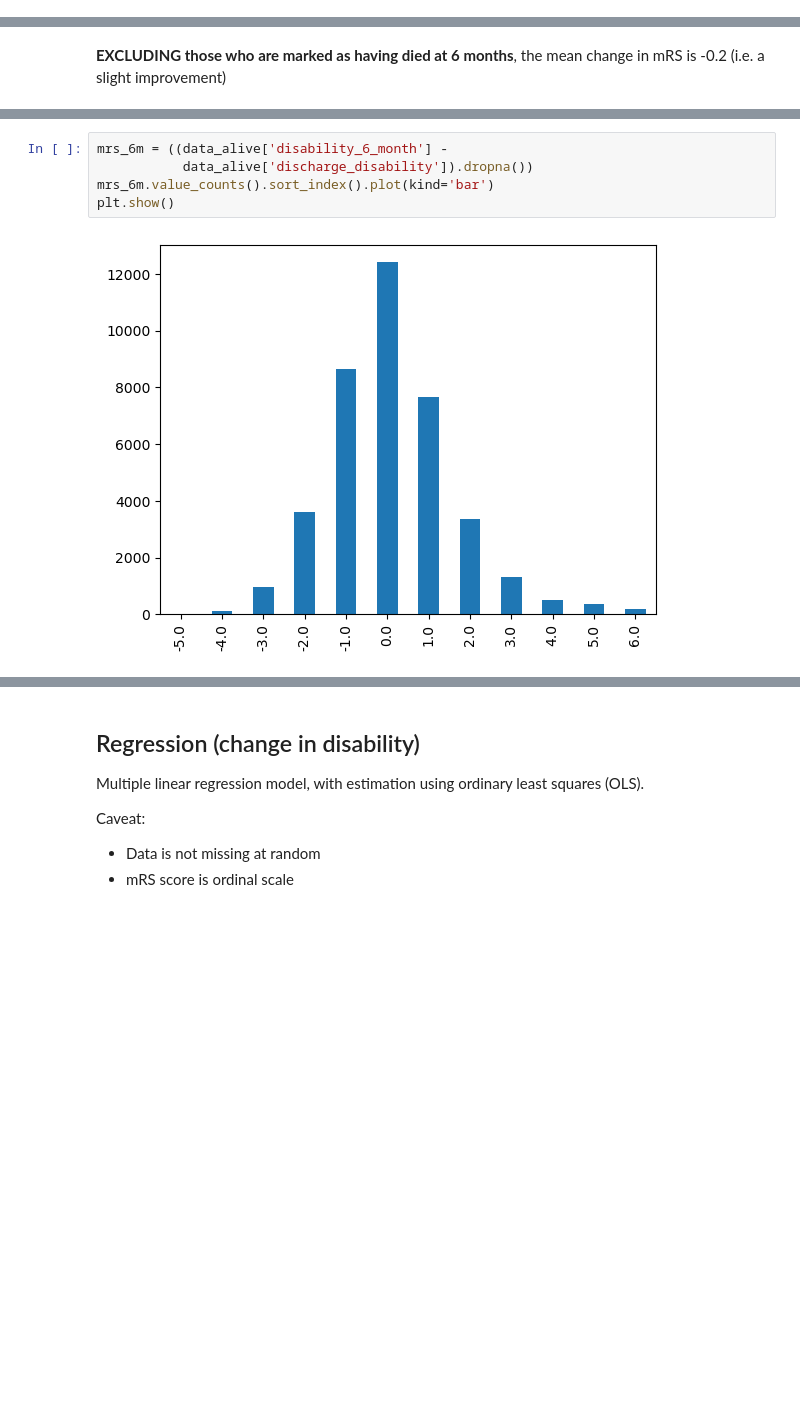
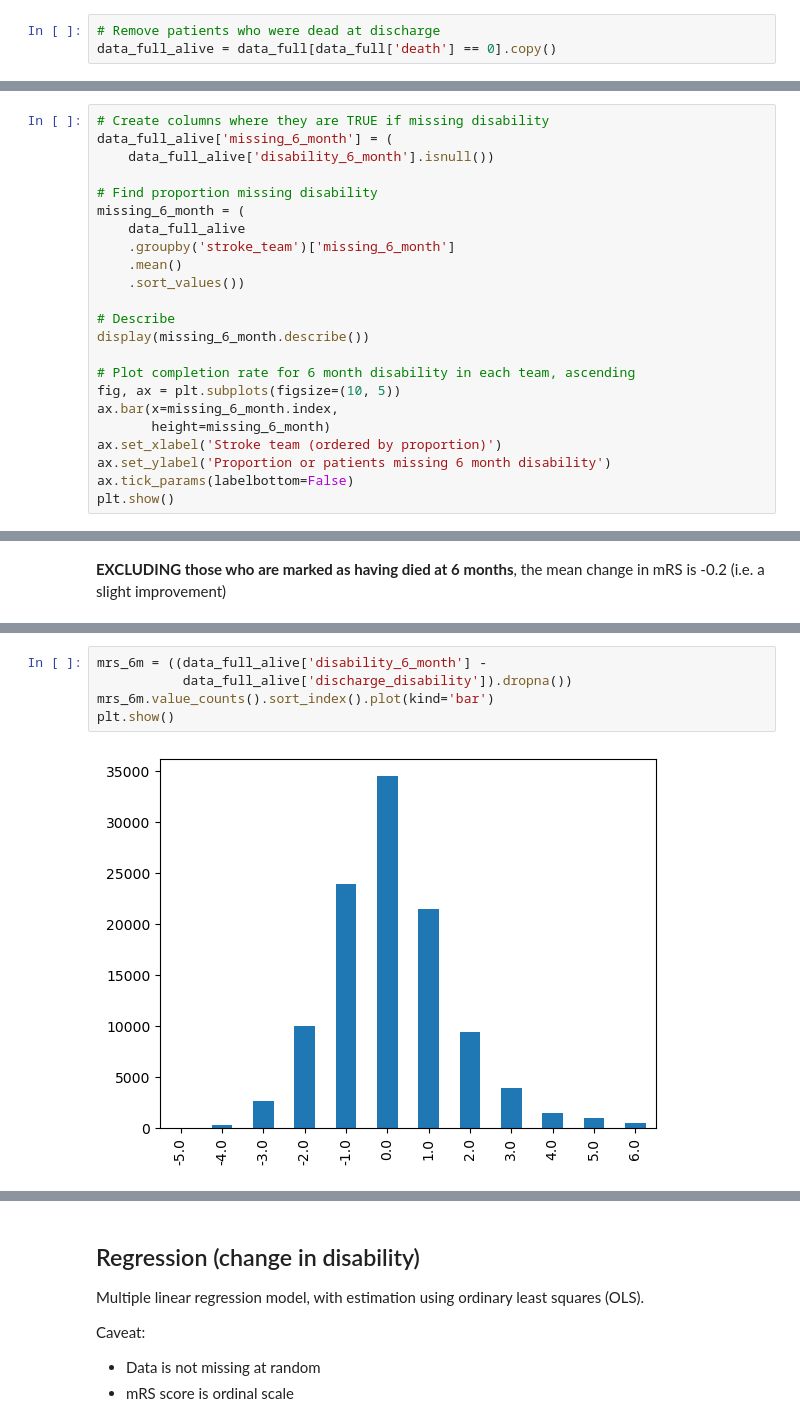
Before and after one commit to samuel-book/samuel_2_data_prep, a Jupyter notebook: descriptive_statistics/disability_6_months.ipynb, the cells around one changed output, grey strips where cells are left out. Saved outputs shown, nothing was run; the diff lists cells and outputs as text; blank space fills up the shorter version.

```diff
--- a/descriptive_statistics/disability_6_months.ipynb
+++ b/descriptive_statistics/disability_6_months.ipynb
@@ -176,0 +100,3 @@ Find proportion of patients who do not have data on disability at 6 months, by s
+# %%
+# Remove patients who were dead at discharge
+data_full_alive = data_full[data_full['death'] == 0].copy()
@@ -176,0 +126,23 @@ Find proportion of patients who do not have data on disability at 6 months, by s
+# %%
+# Create columns where they are TRUE if missing disability
+data_full_alive['missing_6_month'] = (
+    data_full_alive['disability_6_month'].isnull())
+
+# Find proportion missing disability
+missing_6_month = (
+    data_full_alive
+    .groupby('stroke_team')['missing_6_month']
+    .mean()
+    .sort_values())
+
+# Describe
+display(missing_6_month.describe())
+
+# Plot completion rate for 6 month disability in each team, ascending
+fig, ax = plt.subplots(figsize=(10, 5))
+ax.bar(x=missing_6_month.index,
+       height=missing_6_month)
+ax.set_xlabel('Stroke team (ordered by proportion)')
+ax.set_ylabel('Proportion or patients missing 6 month disability')
+ax.tick_params(labelbottom=False)
+plt.show()
@@ -513,12 +426,12 @@ min         -5.000000
 max          5.000000
 dtype: float64
 # %%
-mrs_6m = ((data_alive['disability_6_month'] -
-           data_alive['discharge_disability']).dropna())
+mrs_6m = ((data_full_alive['disability_6_month'] -
+           data_full_alive['discharge_disability']).dropna())
 mrs_6m.value_counts().sort_index().plot(kind='bar')
 plt.show()
 # %% [output]
-[figure, old version]
+[figure, new version]
 # %%
 mrs_6m = ((not_dead['disability_6_month'] -
            not_dead['discharge_disability']).dropna())
```
Also changed, not shown: parts of 45 cells of this notebook.
